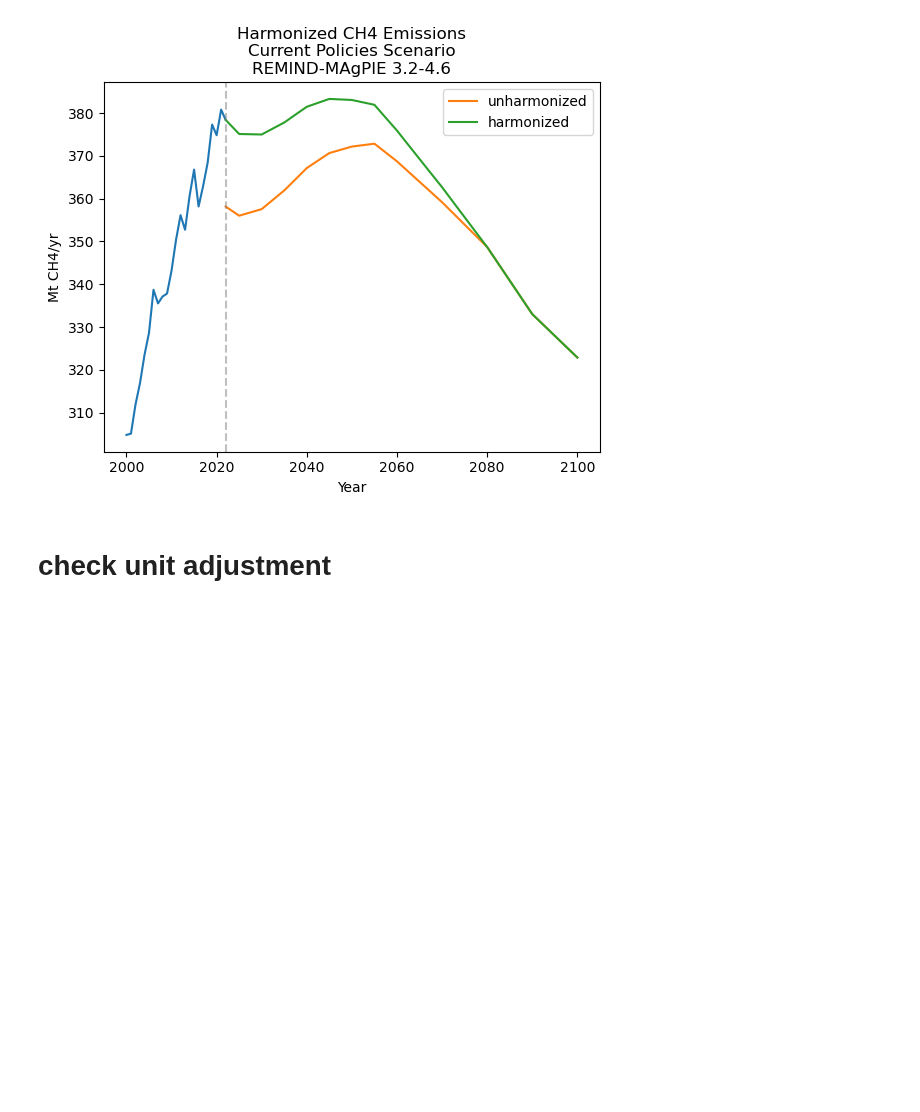
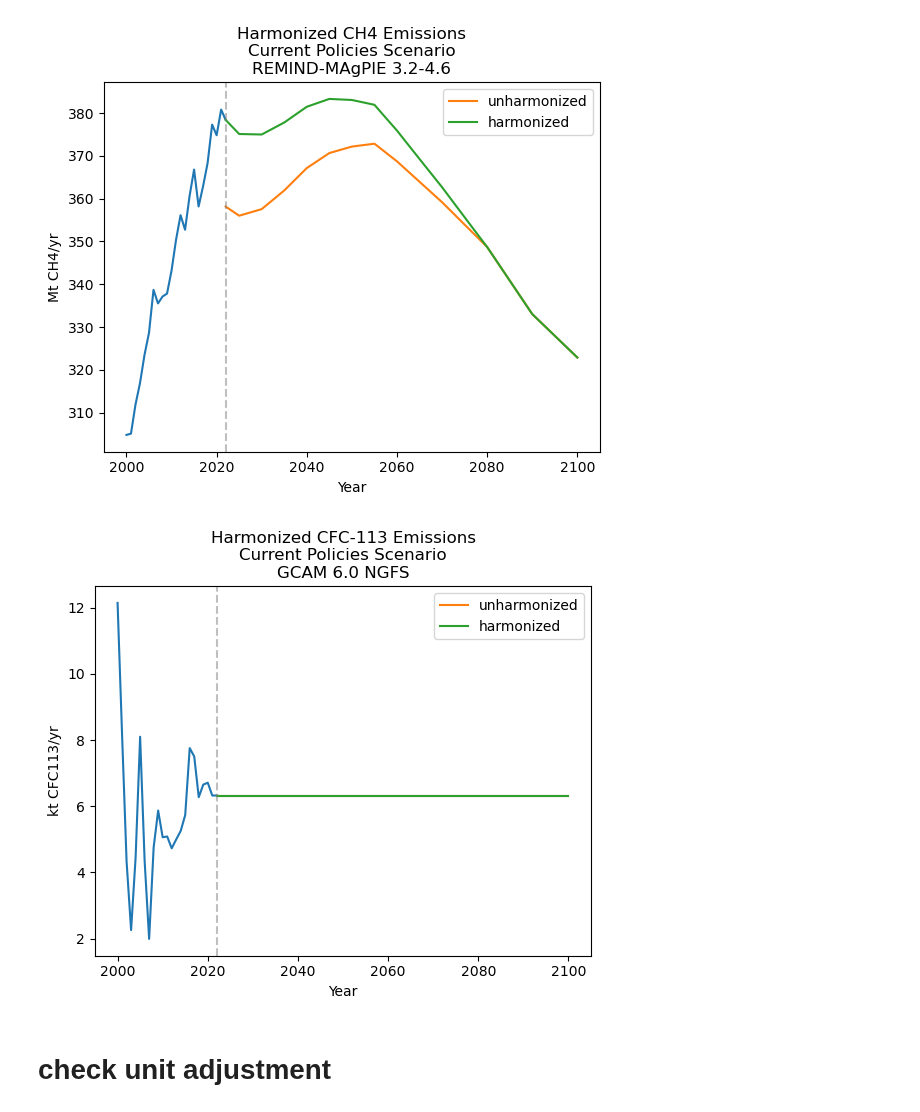
Before and after one commit to ericasimon16/woodwell_internship, a Jupyter notebook: harmonization.ipynb, the cells around one changed output. Drawn from its saved outputs; the diff is of its cells as text; code cells hidden in the pictures; blank space fills up the shorter version.

```diff
--- a/harmonization.ipynb
+++ b/harmonization.ipynb
@@ -232,6 +234,10 @@ plot_harm(hist_df, MSG_df, MSG_harm, 'CH4', 'Current Policies')
 plot_harm(hist_df, REM_df, REM_harm, 'CH4', 'Current Policies')
 # %% [output]
 [figure]
+# %%
+plot_harm(hist_df, GCAM_df, GCAM_harm, 'CFC-113', 'Current Policies')
+# %% [output]
+[figure, added]
 # %% [markdown]
 # check unit adjustment
 # %%
```
Also changed, not shown: parts of 2 cells of this notebook, 11 other files.
